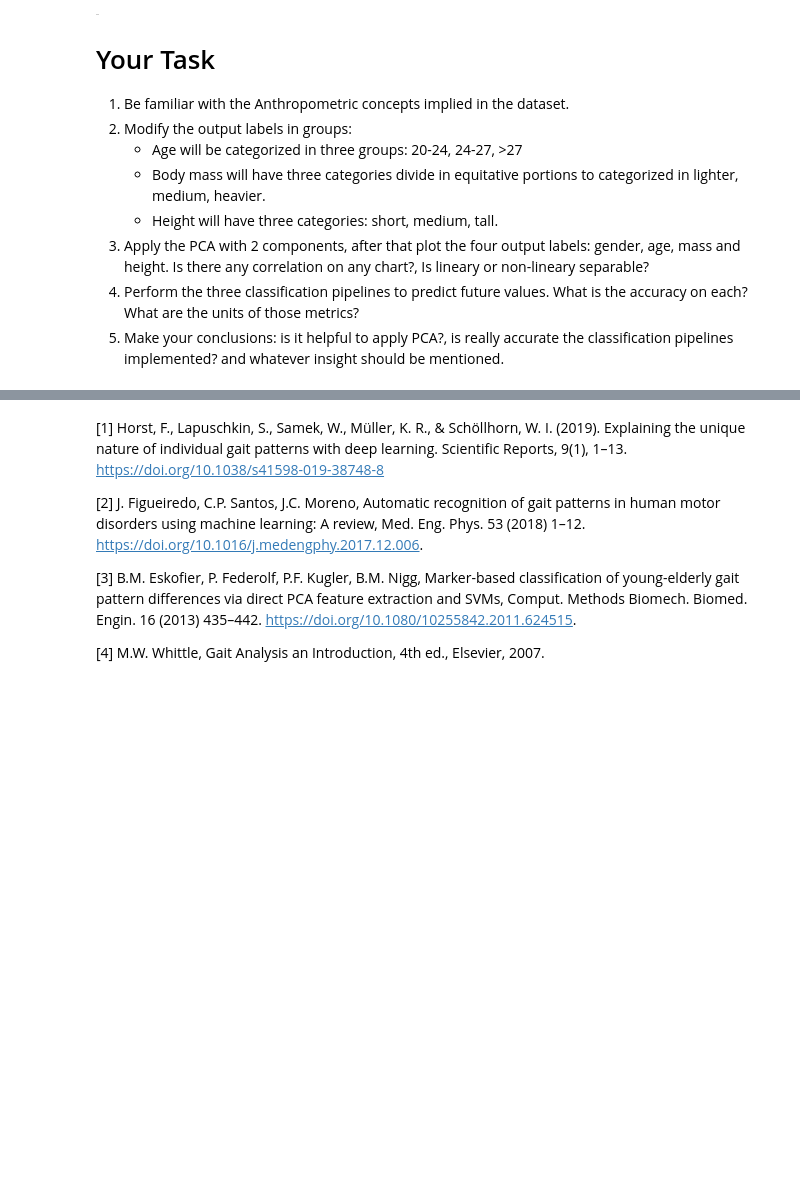
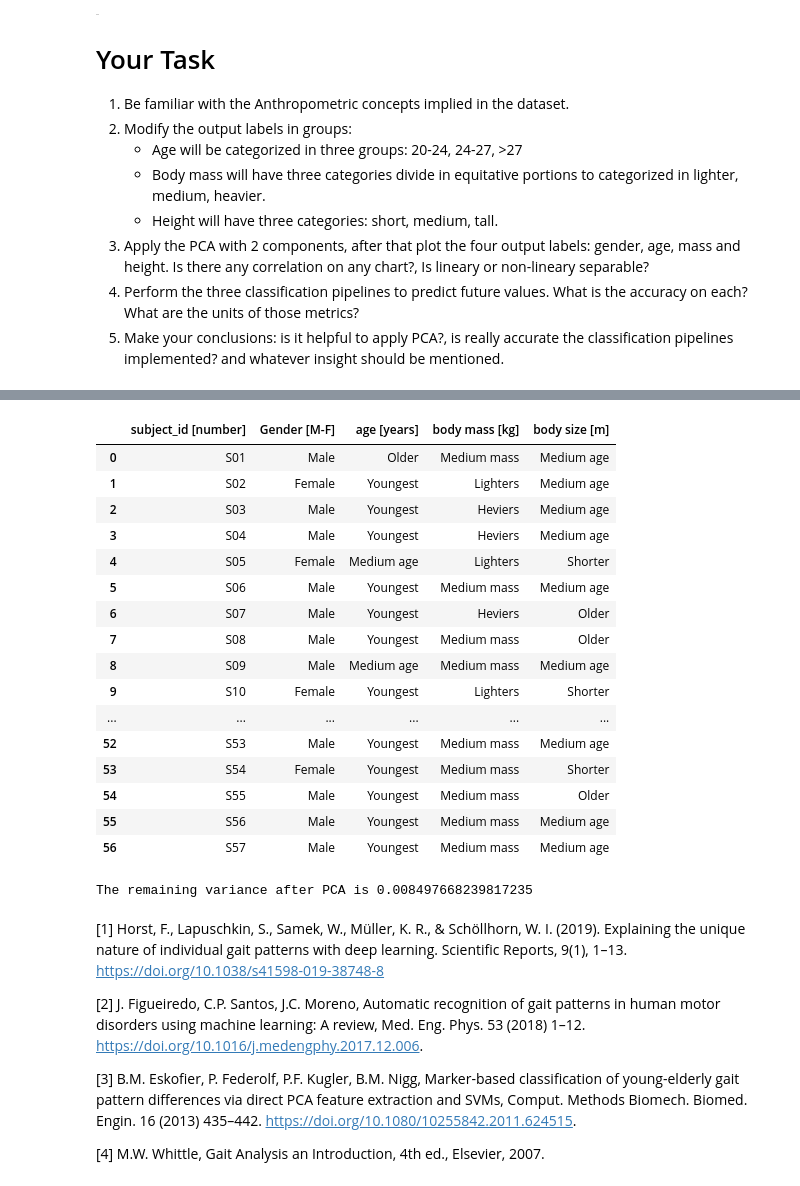
Before and after one commit to nikorose87/DJS-GA, a Jupyter notebook: PCA_n_kPCA_classification_solved.ipynb, the cells around one changed output, grey strips where cells are left out. Drawn from its saved outputs; the diff is of its cells as text; code cells hidden in the pictures; blank space fills up the shorter version.

```diff
--- a/PCA_n_kPCA_classification_solved.ipynb
+++ b/PCA_n_kPCA_classification_solved.ipynb
@@ -367,9 +274,0 @@ Pipeline(memory=None,
-# %%
-y_pred = rf_random.predict(X_test)
-x = range(len(y_pred))
-fig, ax = plt.subplots()
-ax.plot(x, y_test, 'r')
-ax.plot(x, y_pred, 'b')
-ax.set_xlabel('No. of iterations')
-ax.set_ylabel('Mass [kg]')
-plt.show()
@@ -429,3 +295,65 @@ output_label_cat
+# %%
+def age_cat(x):
+  if x <= 24:
+    out = 'Youngest'
+  elif x > 24 and x <=27:
+    out = 'Medium age'
+  elif x > 27:
+    out = 'Older'
+  return out
+
+def mass_cat(x):
+  if x <= 65:
+    out = 'Lighters'
+  elif x > 65 and x <=80:
+    out = 'Medium mass'
+  elif x > 80:
+    out = 'Heviers'
+  return out
+
+def height_cat(x):
+  if x <= 1.70:
+    out = 'Shorter'
+  elif x > 1.70 and x <=1.85:
+    out = 'Medium age'
+  elif x > 1.85:
+    out = 'Older'
+  return out
+
+output_label_cat = output_label.copy()
+output_label_cat["age [years]"] = output_label_cat["age [years]"].apply(age_cat)
+output_label_cat["body mass [kg]"] = output_label_cat["body mass [kg]"].apply(mass_cat)
+output_label_cat["body size [m]"] = output_label_cat["body size [m]"].apply(height_cat)
+#Replacing the gender label
+output_label_cat = output_label_cat.rename(columns={'gender [1 = "female" / 0 ="male"]': 'Gender [M-F]'})
+output_label_cat['Gender [M-F]'] = output_label_cat['Gender [M-F]'].replace([0,1],['Male', 'Female'])
+output_label_cat
+# %% [output]
+|  | subject_id [number] | Gender [M-F] | age [years] | body mass [kg] | body size [m] |
+| 0 | S01 | Male | Older | Medium mass | Medium age |
+| 1 | S02 | Female | Youngest | Lighters | Medium age |
+| 2 | S03 | Male | Youngest | Heviers | Medium age |
+| 3 | S04 | Male | Youngest | Heviers | Medium age |
+| 4 | S05 | Female | Medium age | Lighters | Shorter |
+| 5 | S06 | Male | Youngest | Medium mass | Medium age |
+| 6 | S07 | Male | Youngest | Heviers | Older |
+| 7 | S08 | Male | Youngest | Medium mass | Older |
+| 8 | S09 | Male | Medium age | Medium mass | Medium age |
+| 9 | S10 | Female | Youngest | Lighters | Shorter |
+| ... | ... | ... | ... | ... | ... |
+| 52 | S53 | Male | Youngest | Medium mass | Medium age |
+| 53 | S54 | Female | Youngest | Medium mass | Shorter |
+| 54 | S55 | Male | Youngest | Medium mass | Older |
+| 55 | S56 | Male | Youngest | Medium mass | Medium age |
+| 56 | S57 | Male | Youngest | Medium mass | Medium age |
+# %%
+# Setting the PCAs for the dataset
+pc_2 = PCA(n_components = 2)
+Horst_red_2 = pc.fit_transform(Horst_mean_T)
+tot_variance = pc.explained_variance_ratio_
+print('The remaining variance after PCA is {}'.format(1 - sum(pc.explained_variance_ratio_)))
+# %% [output]
+The remaining variance after PCA is 0.008497668239817235
 # %% [markdown]
 
 [1] Horst, F., Lapuschkin, S., Samek, W., Müller, K. R., & Schöllhorn, W. I. (2019). Explaining the unique nature of individual gait patterns with deep learning. Scientific Reports, 9(1), 1–13. https://doi.org/10.1038/s41598-019-38748-8
```
Also changed, not shown: parts of 8 cells of this notebook.
